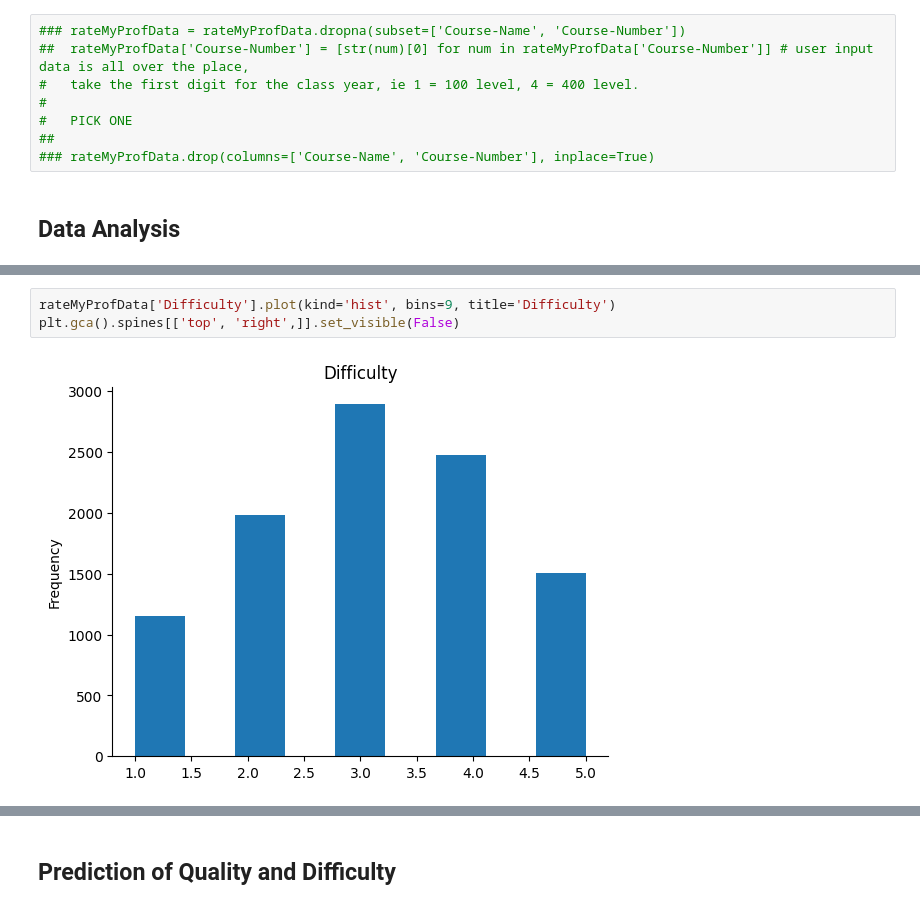
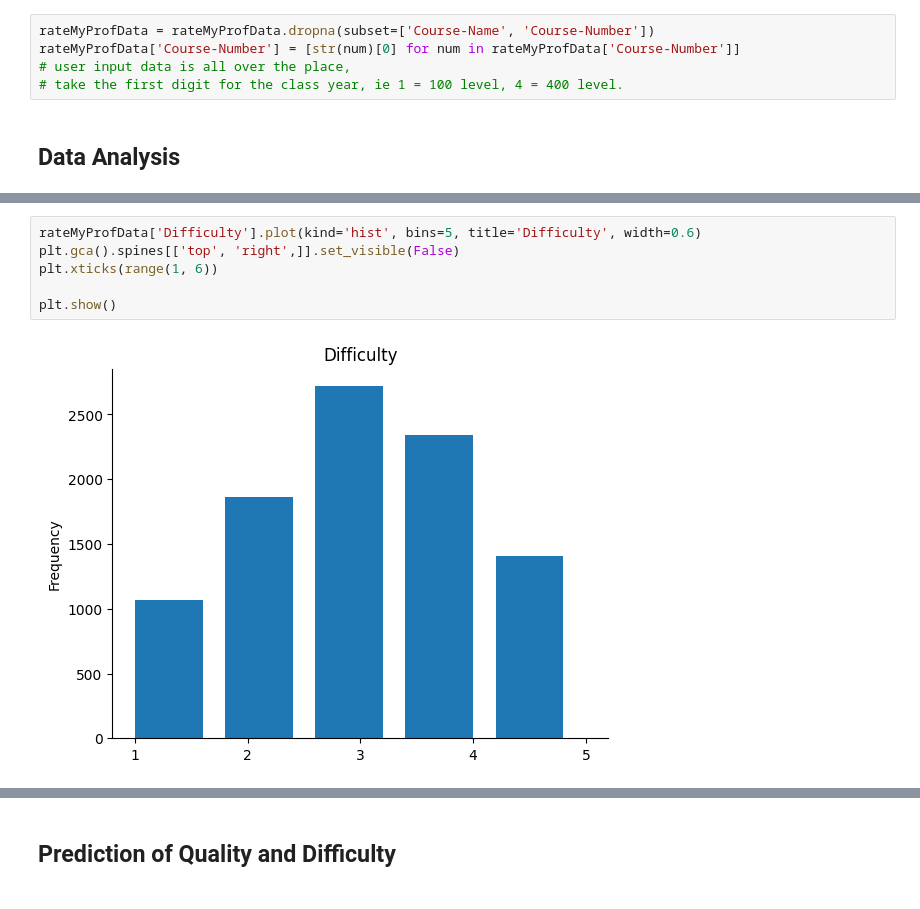
Before and after one commit to joshs23/NLP-RateMyProf, a Jupyter notebook: ratemyprof.ipynb, the cells around one changed output, grey strips where cells are left out. Drawn from its saved outputs; the diff is of its cells as text.

Commit message:
Added data analysis and linear regression model

```diff
--- a/ratemyprof.ipynb
+++ b/ratemyprof.ipynb
@@ -47,11 +83,8 @@ rateMyProfData = rateMyProfData.dropna(subset=['Review-Body'])
 # %%
-### rateMyProfData = rateMyProfData.dropna(subset=['Course-Name', 'Course-Number'])
-##  rateMyProfData['Course-Number'] = [str(num)[0] for num in rateMyProfData['Course-Number']] # user input data is all over the place,
-#   take the first digit for the class year, ie 1 = 100 level, 4 = 400 level.
-#
-#   PICK ONE
-##
-### rateMyProfData.drop(columns=['Course-Name', 'Course-Number'], inplace=True)
+rateMyProfData = rateMyProfData.dropna(subset=['Course-Name', 'Course-Number'])
+rateMyProfData['Course-Number'] = [str(num)[0] for num in rateMyProfData['Course-Number']]
+# user input data is all over the place,
+# take the first digit for the class year, ie 1 = 100 level, 4 = 400 level.
 # %% [markdown]
 ## **Data Analysis**
 # %%
@@ -62,6 +100,9 @@ plt.gca().spines[['top', 'right',]].set_visible(False)
 # %%
-rateMyProfData['Difficulty'].plot(kind='hist', bins=9, title='Difficulty')
+rateMyProfData['Difficulty'].plot(kind='hist', bins=5, title='Difficulty', width=0.6)
 plt.gca().spines[['top', 'right',]].set_visible(False)
+plt.xticks(range(1, 6))
+
+plt.show()
 # %% [output]
-[figure, old version]
+[figure, new version]
 # %%
```
Also changed, not shown: parts of 33 cells of this notebook.
